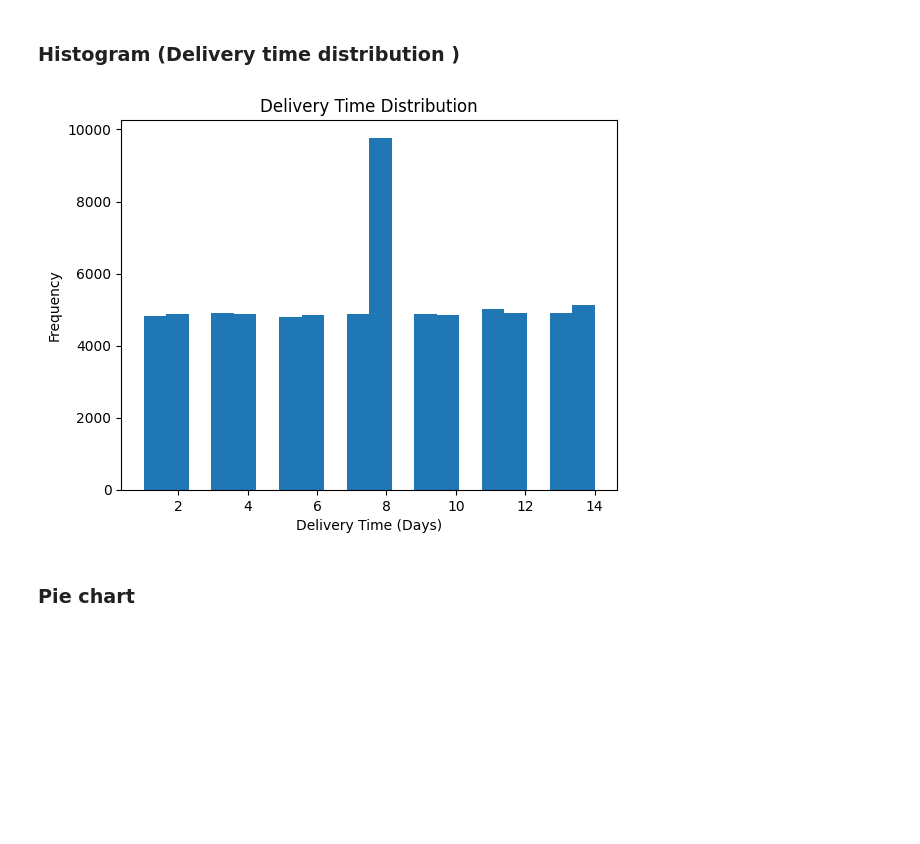
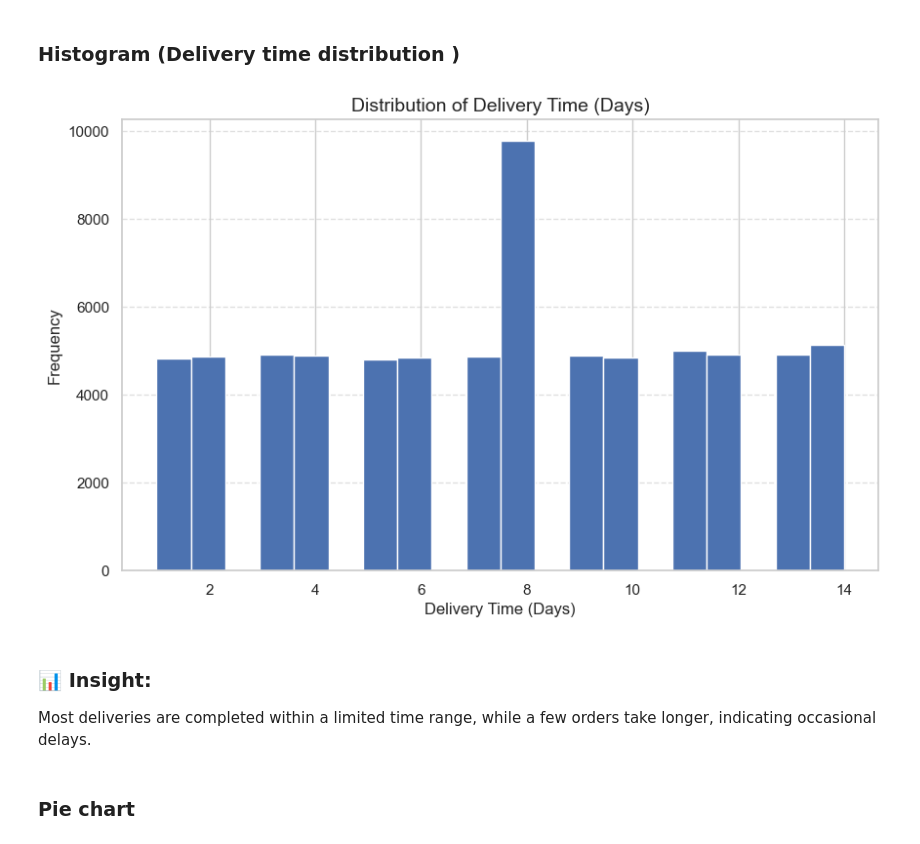
Before and after one commit to isamaliya16/E_Commerce_Logistics_Data_Analysis_Project, a Jupyter notebook: Ayush_Isamaliya_11225_PythonAnalzers.ipynb, the cells around one changed output. Drawn from its saved outputs; the diff is of its cells as text; code cells hidden in the pictures; blank space fills up the shorter version.

```diff
--- a/Ayush_Isamaliya_11225_PythonAnalzers.ipynb
+++ b/Ayush_Isamaliya_11225_PythonAnalzers.ipynb
@@ -10,9 +23,19 @@
 # %%
 import numpy as np
 import pandas as pd
+
 import matplotlib.pyplot as plt
 import seaborn as sns
+
+%matplotlib inline
+sns.set(style="whitegrid")
 # %% [markdown]
 ### Load dataset
 # %%
-df = pd.read_csv('Ecommerce_Logistics_and_Delivery_Gigantic.csv')
+import pandas as pd
+
+try:
+    df = pd.read_csv("Ecommerce_Logistics_and_Delivery_Gigantic.csv")
+    print("Dataset loaded successfully.")
+except FileNotFoundError:
+    print("File not found. Please check the file path.")
@@ -284,14 +341,22 @@ plt.show()
 # %% [markdown]
 ### Histogram (Delivery time distribution )
 # %%
-plt.figure()
+# Plot a histogram to understand the distribution of delivery time in days
+plt.figure(figsize=(10, 6))
+
 plt.hist(df['Delivery_Time_Days'], bins=20)
-plt.title("Delivery Time Distribution")
-plt.xlabel("Delivery Time (Days)")
-plt.ylabel("Frequency")
+
+plt.title("Distribution of Delivery Time (Days)", fontsize=14)
+plt.xlabel("Delivery Time (Days)", fontsize=12)
+plt.ylabel("Frequency", fontsize=12)
+plt.grid(axis='y', linestyle='--', alpha=0.6)
+
 plt.show()
 # %% [output]
-[figure, old version]
+[figure, new version]
+# %% [markdown]
+### 📊 Insight:
+Most deliveries are completed within a limited time range, while a few orders take longer, indicating occasional delays.
 # %% [markdown]
 ### Pie chart
 # %%
```
Also changed, not shown: parts of 23 cells of this notebook.
